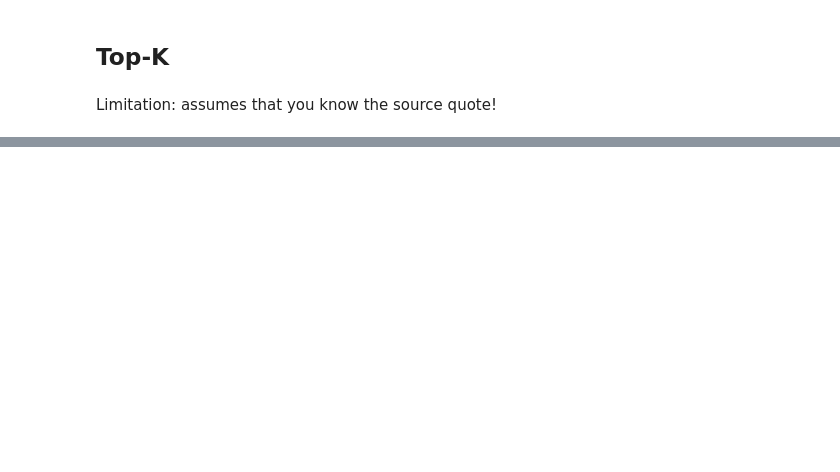
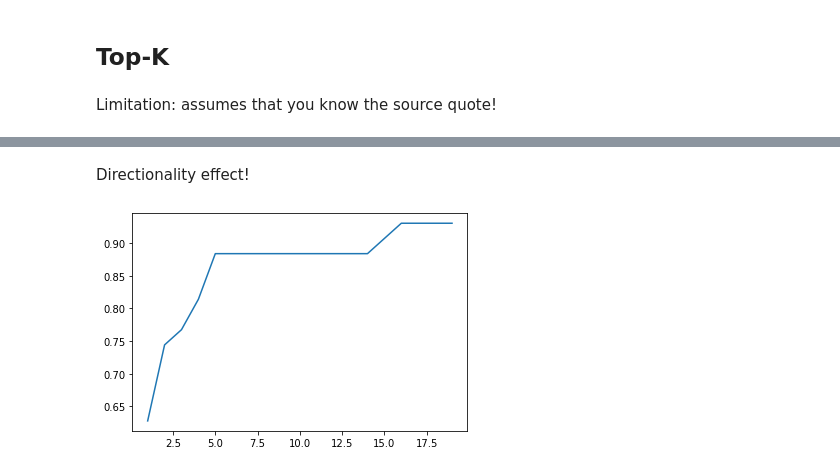
Before and after one commit to mikekestemont/zwerfverzen, a Jupyter notebook: notebooks/intertext.ipynb, the cells around one changed output, grey strips where cells are left out. Cells and saved outputs as stored; diff of their text form; code cells hidden in the pictures; blank space fills up the shorter version.

```diff
--- a/notebooks/intertext.ipynb
+++ b/notebooks/intertext.ipynb
@@ -500,0 +354,8 @@ nearest_df[nearest_df['intertext1'] != nearest_df['intertext2']].head(30)
+# %% [markdown]
+Directionality effect!
+# %%
+scores = [top_k('Karel ende Elegast', 'Moriaen', df, meta, vec,
+                length_threshold=2, rhyme_weight= 0.5, k=i)['coverage'] for i in Ks]
+plt.plot(Ks, scores);
+# %% [output]
+[figure, added]
```
Also changed, not shown: parts of 46 cells of this notebook, 3 other files.
